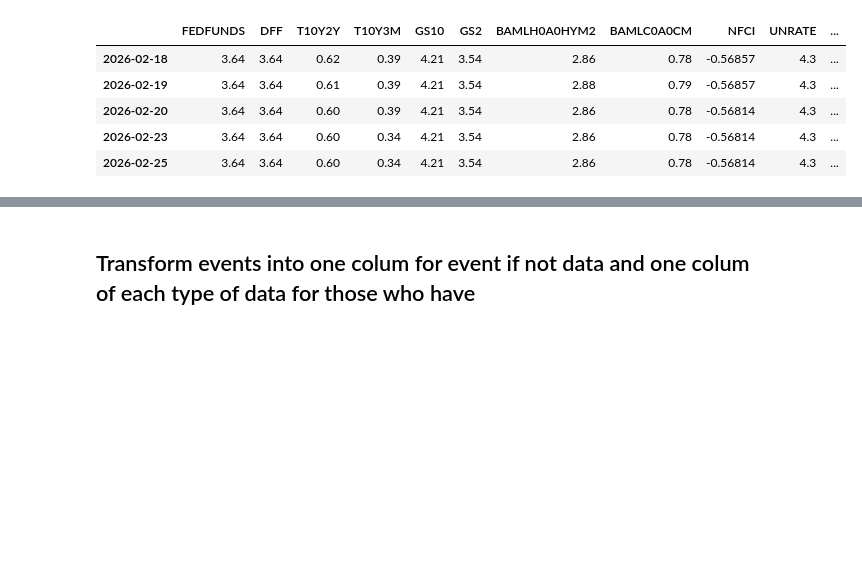
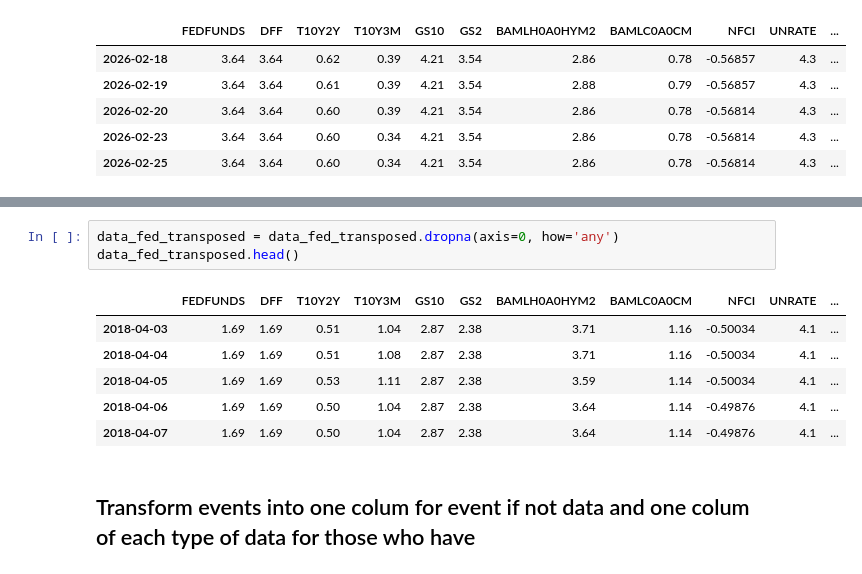
Before and after one commit to iagorivadulla/Market-Regime-ML-Meta-Labeling-System, a Jupyter notebook: data/interim/testing.ipynb, the cells around one changed output, grey strips where cells are left out. Cells and saved outputs as stored; diff of their text form; blank space fills up the shorter version.

Commit message:
cleaning data

```diff
--- a/data/interim/testing.ipynb
+++ b/data/interim/testing.ipynb
@@ -122,3 +150,13 @@ data_fed_transposed.tail()
+# %%
+data_fed_transposed = data_fed_transposed.dropna(axis=0, how='any')
+data_fed_transposed.head()
+# %% [output]
+|  | FEDFUNDS | DFF | T10Y2Y | T10Y3M | GS10 | GS2 | BAMLH0A0HYM2 | BAMLC0A0CM | NFCI | UNRATE | ... |
+| 2018-04-03 | 1.69 | 1.69 | 0.51 | 1.04 | 2.87 | 2.38 | 3.71 | 1.16 | -0.50034 | 4.1 | ... |
+| 2018-04-04 | 1.69 | 1.69 | 0.51 | 1.08 | 2.87 | 2.38 | 3.71 | 1.16 | -0.50034 | 4.1 | ... |
+| 2018-04-05 | 1.69 | 1.69 | 0.53 | 1.11 | 2.87 | 2.38 | 3.59 | 1.14 | -0.50034 | 4.1 | ... |
+| 2018-04-06 | 1.69 | 1.69 | 0.50 | 1.04 | 2.87 | 2.38 | 3.64 | 1.14 | -0.49876 | 4.1 | ... |
+| 2018-04-07 | 1.69 | 1.69 | 0.50 | 1.04 | 2.87 | 2.38 | 3.64 | 1.14 | -0.49876 | 4.1 | ... |
 # %% [markdown]
 ## Transform events into one colum for event if not data and one colum of each type of data for those who have
 # %%
```
Also changed, not shown: parts of 4 cells of this notebook.
